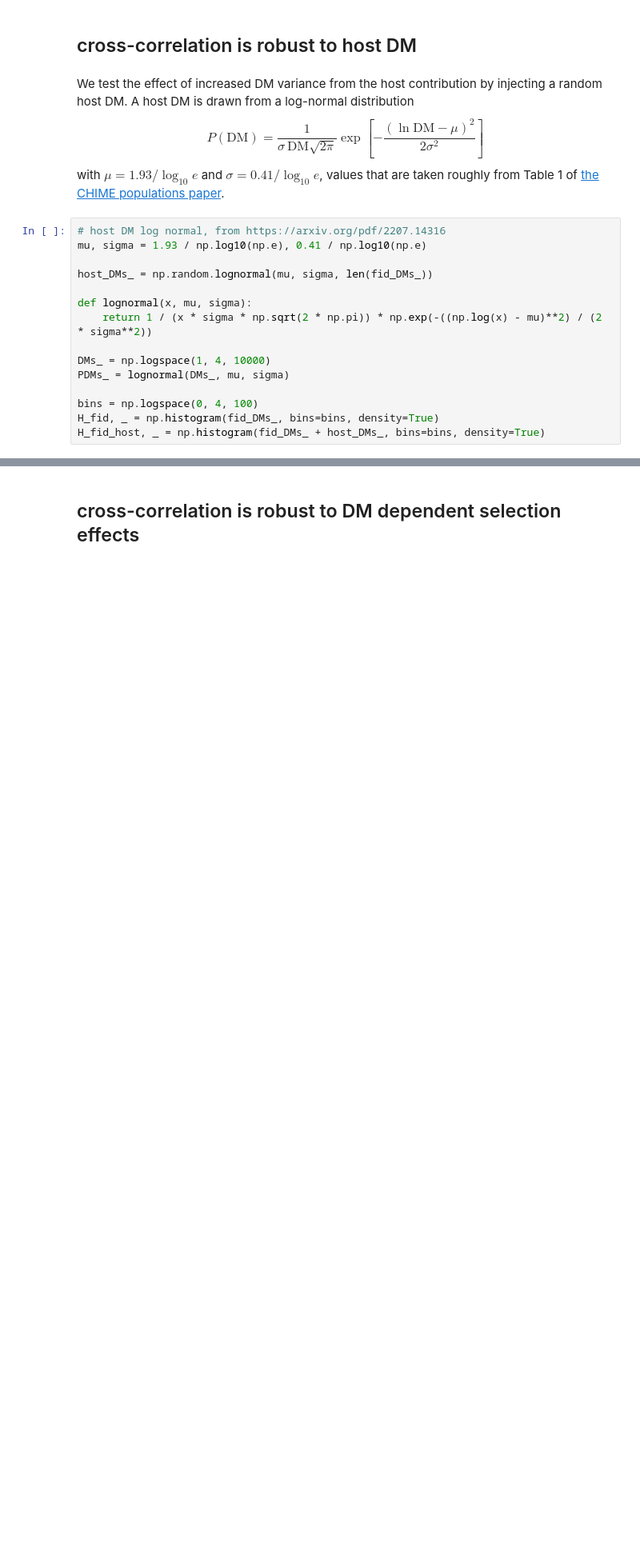
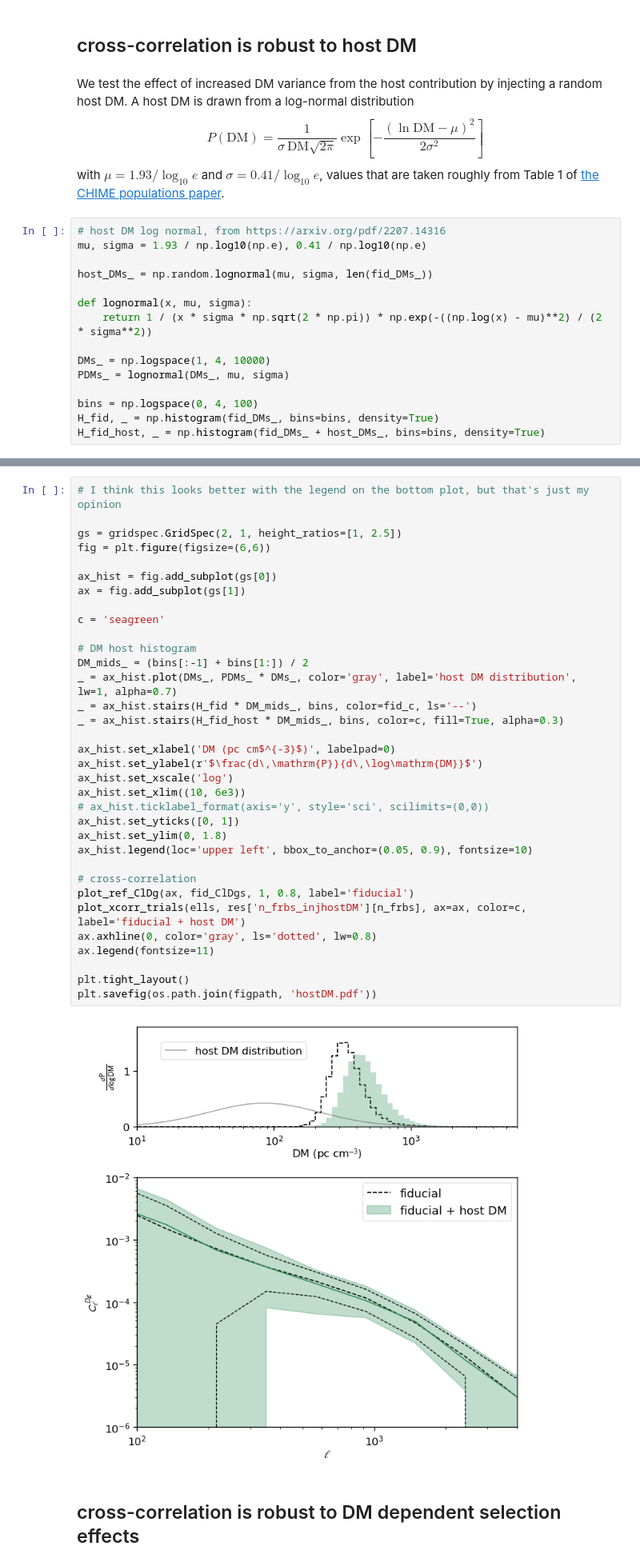
Before and after one commit to aqcheng/illustris_frb, a Jupyter notebook: notebooks/paper_figures.ipynb, the cells around one changed output, grey strips where cells are left out. Shown at 80% size. Saved outputs shown, nothing was run; the diff lists cells and outputs as text; blank space fills up the shorter version.

```diff
--- a/notebooks/paper_figures.ipynb
+++ b/notebooks/paper_figures.ipynb
@@ -277,3 +278,39 @@ plt.savefig(os.path.join(figpath, 'hostDM.pdf'))
+# %%
+# I think this looks better with the legend on the bottom plot, but that's just my opinion
+
+gs = gridspec.GridSpec(2, 1, height_ratios=[1, 2.5])
+fig = plt.figure(figsize=(6,6))
+
+ax_hist = fig.add_subplot(gs[0])
+ax = fig.add_subplot(gs[1])
+
+c = 'seagreen'
+
+# DM host histogram
+DM_mids_ = (bins[:-1] + bins[1:]) / 2
+_ = ax_hist.plot(DMs_, PDMs_ * DMs_, color='gray', label='host DM distribution', lw=1, alpha=0.7)
+_ = ax_hist.stairs(H_fid * DM_mids_, bins, color=fid_c, ls='--')
+_ = ax_hist.stairs(H_fid_host * DM_mids_, bins, color=c, fill=True, alpha=0.3)
+
+ax_hist.set_xlabel('DM (pc cm$^{-3}$)', labelpad=0)
+ax_hist.set_ylabel(r'$\frac{d\,\mathrm{P}}{d\,\log\mathrm{DM}}$')
+ax_hist.set_xscale('log')
+ax_hist.set_xlim((10, 6e3))
+# ax_hist.ticklabel_format(axis='y', style='sci', scilimits=(0,0))
+ax_hist.set_yticks([0, 1])
+ax_hist.set_ylim(0, 1.8)
+ax_hist.legend(loc='upper left', bbox_to_anchor=(0.05, 0.9), fontsize=10)
+
+# cross-correlation
+plot_ref_ClDg(ax, fid_ClDgs, 1, 0.8, label='fiducial')
+plot_xcorr_trials(ells, res['n_frbs_injhostDM'][n_frbs], ax=ax, color=c, label='fiducial + host DM')
+ax.axhline(0, color='gray', ls='dotted', lw=0.8)
+ax.legend(fontsize=11)
+
+plt.tight_layout()
+plt.savefig(os.path.join(figpath, 'hostDM.pdf'))
+# %% [output]
+[figure, added]
 # %% [markdown]
 ## cross-correlation is robust to DM dependent selection effects
 # %% [markdown]
```
Also changed, not shown: parts of 1 cell of this notebook, 2 other files.
